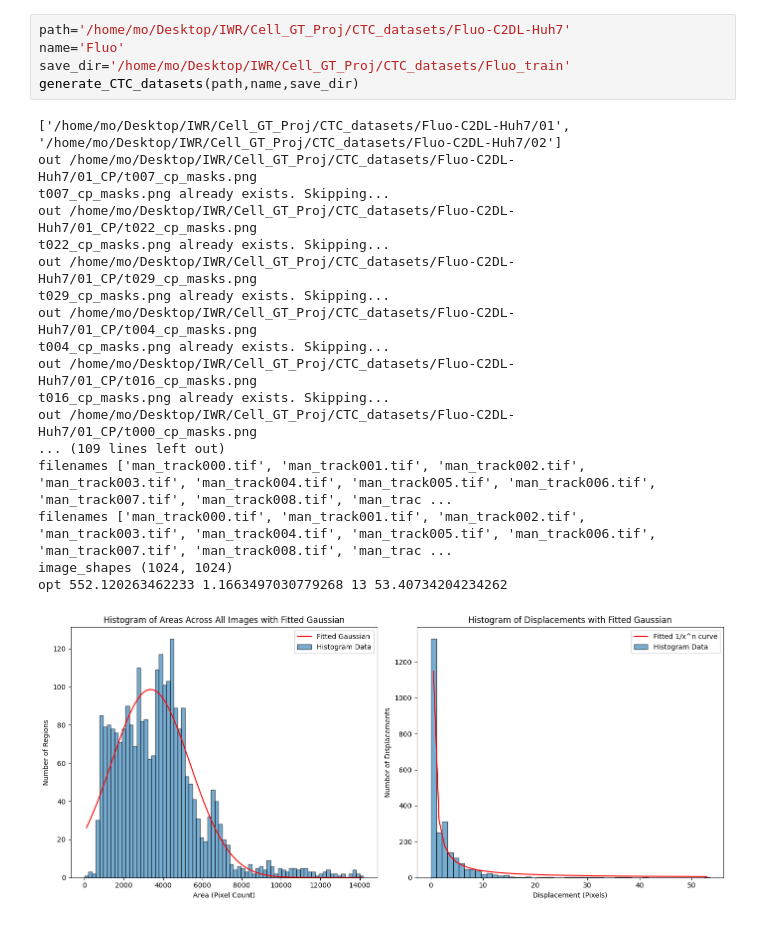
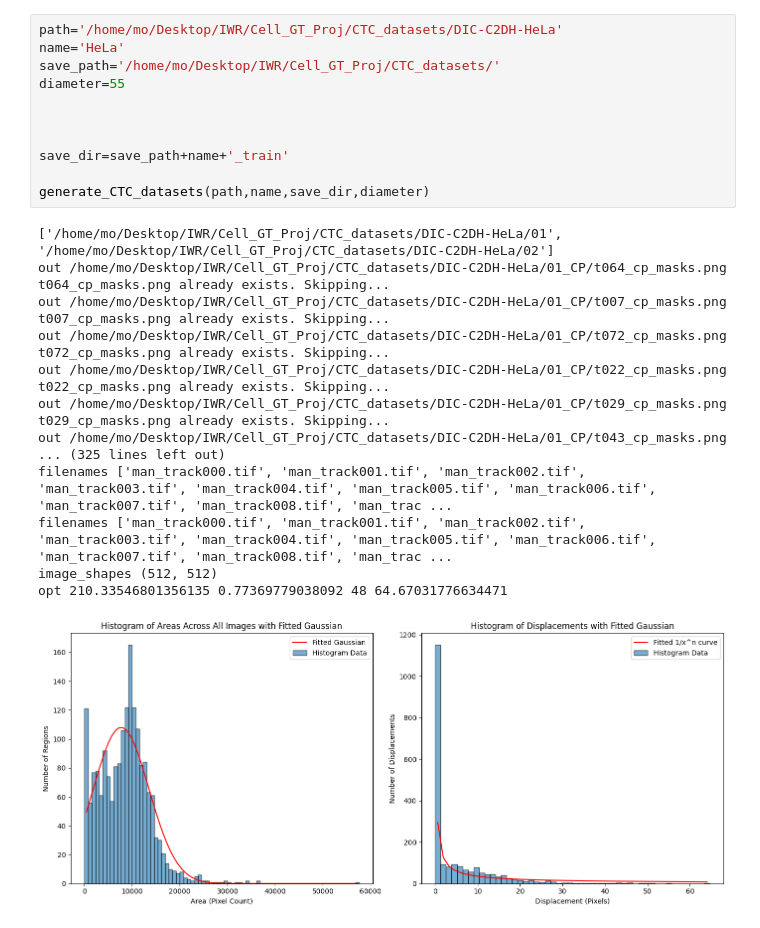
Before and after one commit to mosturm/IWR_CellTrack, a Jupyter notebook: CTC2CNetpipeline.ipynb, the cells around one changed output. Saved outputs shown, nothing was run; the diff lists cells and outputs as text.

```diff
--- a/CTC2CNetpipeline.ipynb
+++ b/CTC2CNetpipeline.ipynb
@@ -495,24 +950,30 @@ def generate_XY_pairs(path,mu,sig,shape,name, save_dir):
 # %%
-path='/home/mo/Desktop/IWR/Cell_GT_Proj/CTC_datasets/Fluo-C2DL-Huh7'
-name='Fluo'
-save_dir='/home/mo/Desktop/IWR/Cell_GT_Proj/CTC_datasets/Fluo_train'
-generate_CTC_datasets(path,name,save_dir)
+path='/home/mo/Desktop/IWR/Cell_GT_Proj/CTC_datasets/DIC-C2DH-HeLa'
+name='HeLa'
+save_path='/home/mo/Desktop/IWR/Cell_GT_Proj/CTC_datasets/'
+diameter=55
+
+
+
+save_dir=save_path+name+'_train'
+
+generate_CTC_datasets(path,name,save_dir,diameter)
 # %% [output]
-['/home/mo/Desktop/IWR/Cell_GT_Proj/CTC_datasets/Fluo-C2DL-Huh7/01', '/home/mo/Desktop/IWR/Cell_GT_Proj/CTC_datasets/Fluo-C2DL-Huh7/02']
-out /home/mo/Desktop/IWR/Cell_GT_Proj/CTC_datasets/Fluo-C2DL-Huh7/01_CP/t007_cp_masks.png
+['/home/mo/Desktop/IWR/Cell_GT_Proj/CTC_datasets/DIC-C2DH-HeLa/01', '/home/mo/Desktop/IWR/Cell_GT_Proj/CTC_datasets/DIC-C2DH-HeLa/02']
+out /home/mo/Desktop/IWR/Cell_GT_Proj/CTC_datasets/DIC-C2DH-HeLa/01_CP/t064_cp_masks.png
+t064_cp_masks.png already exists. Skipping...
+out /home/mo/Desktop/IWR/Cell_GT_Proj/CTC_datasets/DIC-C2DH-HeLa/01_CP/t007_cp_masks.png
 t007_cp_masks.png already exists. Skipping...
-out /home/mo/Desktop/IWR/Cell_GT_Proj/CTC_datasets/Fluo-C2DL-Huh7/01_CP/t022_cp_masks.png
+out /home/mo/Desktop/IWR/Cell_GT_Proj/CTC_datasets/DIC-C2DH-HeLa/01_CP/t072_cp_masks.png
+t072_cp_masks.png already exists. Skipping...
+out /home/mo/Desktop/IWR/Cell_GT_Proj/CTC_datasets/DIC-C2DH-HeLa/01_CP/t022_cp_masks.png
 t022_cp_masks.png already exists. Skipping...
-out /home/mo/Desktop/IWR/Cell_GT_Proj/CTC_datasets/Fluo-C2DL-Huh7/01_CP/t029_cp_masks.png
+out /home/mo/Desktop/IWR/Cell_GT_Proj/CTC_datasets/DIC-C2DH-HeLa/01_CP/t029_cp_masks.png
 t029_cp_masks.png already exists. Skipping...
-out /home/mo/Desktop/IWR/Cell_GT_Proj/CTC_datasets/Fluo-C2DL-Huh7/01_CP/t004_cp_masks.png
-t004_cp_masks.png already exists. Skipping...
-out /home/mo/Desktop/IWR/Cell_GT_Proj/CTC_datasets/Fluo-C2DL-Huh7/01_CP/t016_cp_masks.png
-t016_cp_masks.png already exists. Skipping...
-out /home/mo/Desktop/IWR/Cell_GT_Proj/CTC_datasets/Fluo-C2DL-Huh7/01_CP/t000_cp_masks.png
-... (109 lines left out)
+out /home/mo/Desktop/IWR/Cell_GT_Proj/CTC_datasets/DIC-C2DH-HeLa/01_CP/t043_cp_masks.png
+... (325 lines left out)
 filenames ['man_track000.tif', 'man_track001.tif', 'man_track002.tif', 'man_track003.tif', 'man_track004.tif', 'man_track005.tif', 'man_track006.tif', 'man_track007.tif', 'man_track008.tif', 'man_trac ...
 filenames ['man_track000.tif', 'man_track001.tif', 'man_track002.tif', 'man_track003.tif', 'man_track004.tif', 'man_track005.tif', 'man_track006.tif', 'man_track007.tif', 'man_track008.tif', 'man_trac ...
-image_shapes (1024, 1024)
-opt 552.120263462233 1.1663497030779268 13 53.40734204234262
+image_shapes (512, 512)
+opt 210.33546801356135 0.77369779038092 48 64.67031776634471
-[figure, old version]
+[figure, new version]
```
Also changed, not shown: parts of 3 cells of this notebook.
